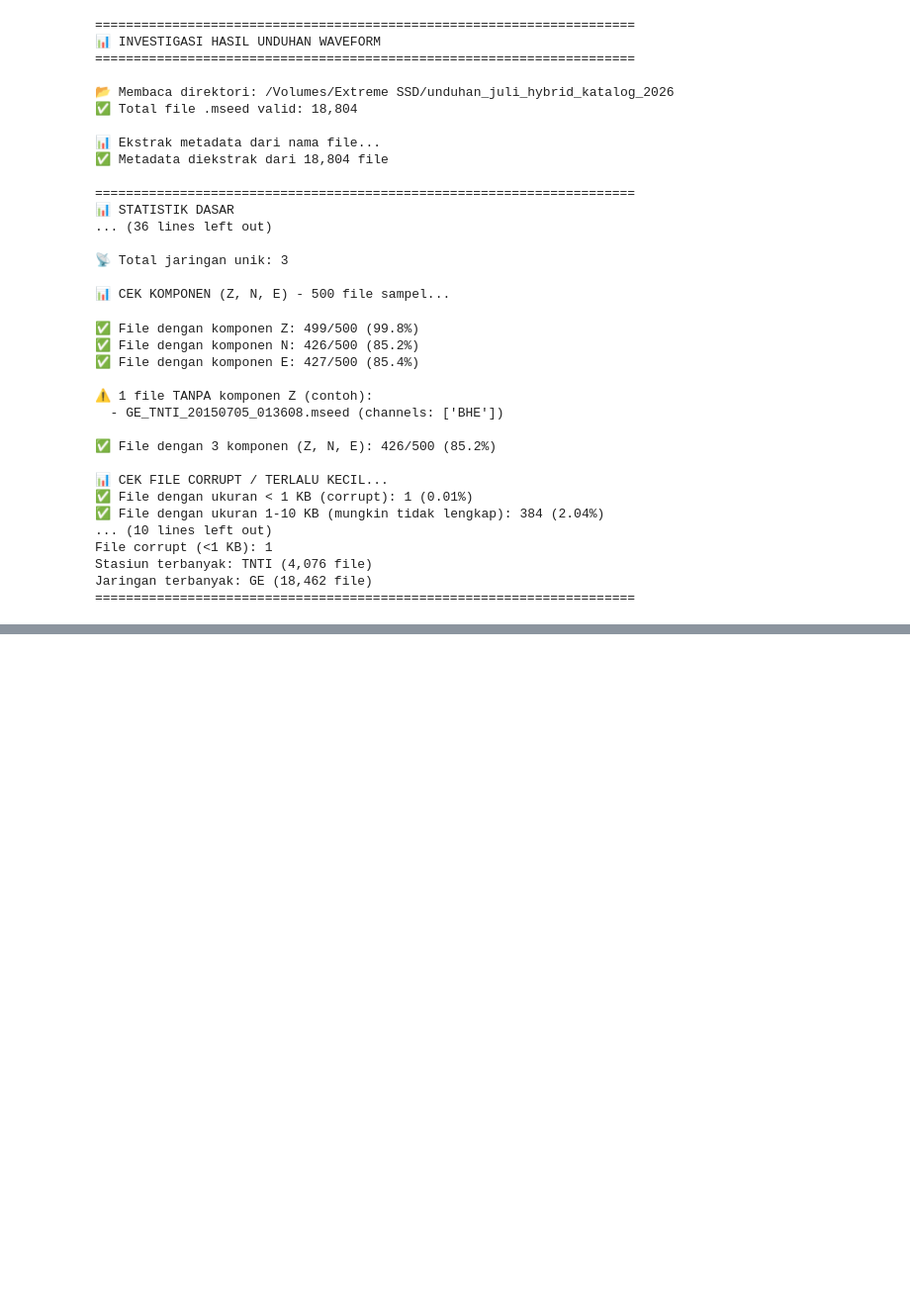
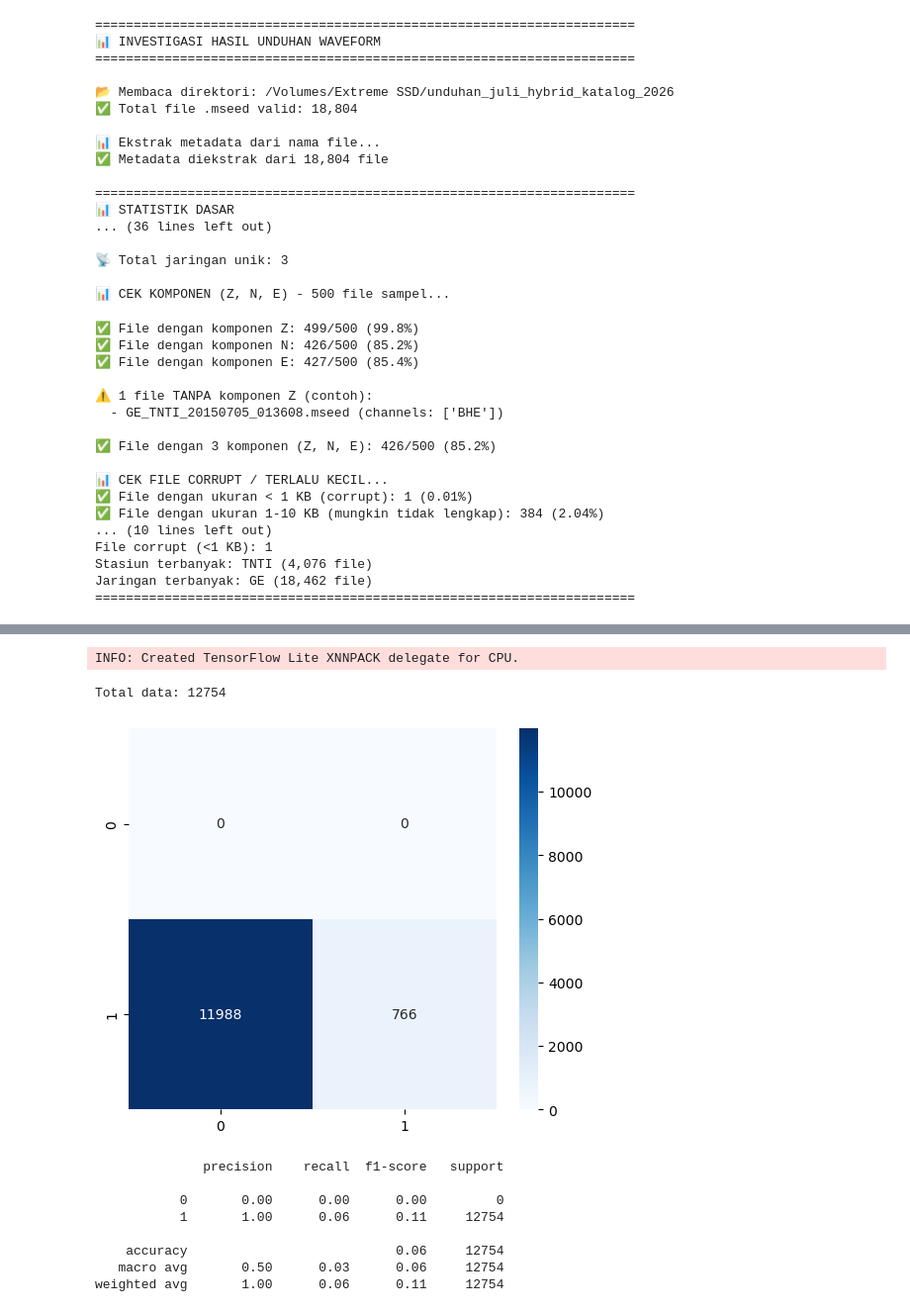
Before and after one commit to verykurniabakti/seismiccode, a Jupyter notebook: mcu_quake/code_gen_trying/indonesia_jaya_benchmarking_data/mulai_juli/investigasi_waveform.ipynb, the cells around one changed output, grey strips where cells are left out. Shown at 99% size. Drawn from its saved outputs; the diff is of its cells as text; code cells hidden in the pictures; blank space fills up the shorter version.

```diff
--- a/mcu_quake/code_gen_trying/indonesia_jaya_benchmarking_data/mulai_juli/investigasi_waveform.ipynb
+++ b/mcu_quake/code_gen_trying/indonesia_jaya_benchmarking_data/mulai_juli/investigasi_waveform.ipynb
@@ -264,0 +442,71 @@ Jaringan terbanyak: GE (18,462 file)
+# %%
+import json
+import numpy as np
+import tensorflow as tf
+from sklearn.metrics import confusion_matrix, classification_report
+import seaborn as sns
+import matplotlib.pyplot as plt
+from tqdm.notebook import tqdm # Ubah ke notebook
+
+# 1. Load Interpreter
+model_path = '/Volumes/Local Disk/Code_Git/S3_code/seismic/mcu_quake/code_gen_trying/indonesia_jaya_benchmarking_data/MCU-Quake 5-20/lite_model.tflite'
+interpreter = tf.lite.Interpreter(model_path=model_path)
+interpreter.allocate_tensors()
+
+input_details = interpreter.get_input_details()
+output_details = interpreter.get_output_details()
+
+def model_inference_tflite(waveform_data):
+    # Debug: Print shape untuk memastikan model menerima input yang benar
+    input_data = np.array(waveform_data, dtype=np.float32).reshape(1, 700, 1)
+
+    interpreter.set_tensor(input_details[0]['index'], input_data)
+    interpreter.invoke()
+    output_data = interpreter.get_tensor(output_details[0]['index'])
+    return output_data[0][0]
+
+# 2. Load File JSON
+json_path = '/Volumes/Extreme SSD/json_indonesia_juli_sesi_4/extracted_data_1c_4.json'
+with open(json_path, 'r') as f:
+    data = json.load(f)
+
+y_true = []
+y_pred = []
+
+# 3. Running loop dengan print sederhana untuk debug
+print(f"Total data: {len(data)}")
+
+# Kita tes 5 record pertama dulu agar tidak hang
+keys = list(data.keys())
+for i, event_id in enumerate(tqdm(keys)):
+    record = data[event_id]
+    label_asli = 1 if record.get('type') == 'se' else 0
+
+    try:
+        prob = model_inference_tflite(record['Z'])
+        prediksi = 1 if prob > 0.5 else 0
+
+        y_true.append(label_asli)
+        y_pred.append(prediksi)
+    except Exception as e:
+        print(f"Error pada event {event_id}: {e}")
+        break
+
+# 4. Visualisasi
+cm = confusion_matrix(y_true, y_pred)
+plt.figure(figsize=(6, 5))
+sns.heatmap(cm, annot=True, fmt='d', cmap='Blues')
+plt.show()
+print(classification_report(y_true, y_pred))
+# %% [output]
+INFO: Created TensorFlow Lite XNNPACK delegate for CPU.
+Total data: 12754
+[figure, added]
+              precision    recall  f1-score   support
+
+           0       0.00      0.00      0.00         0
+           1       1.00      0.06      0.11     12754
+
+    accuracy                           0.06     12754
+   macro avg       0.50      0.03      0.06     12754
+weighted avg       1.00      0.06      0.11     12754
```
Also changed, not shown: parts of 3 cells of this notebook, 6 other files.
